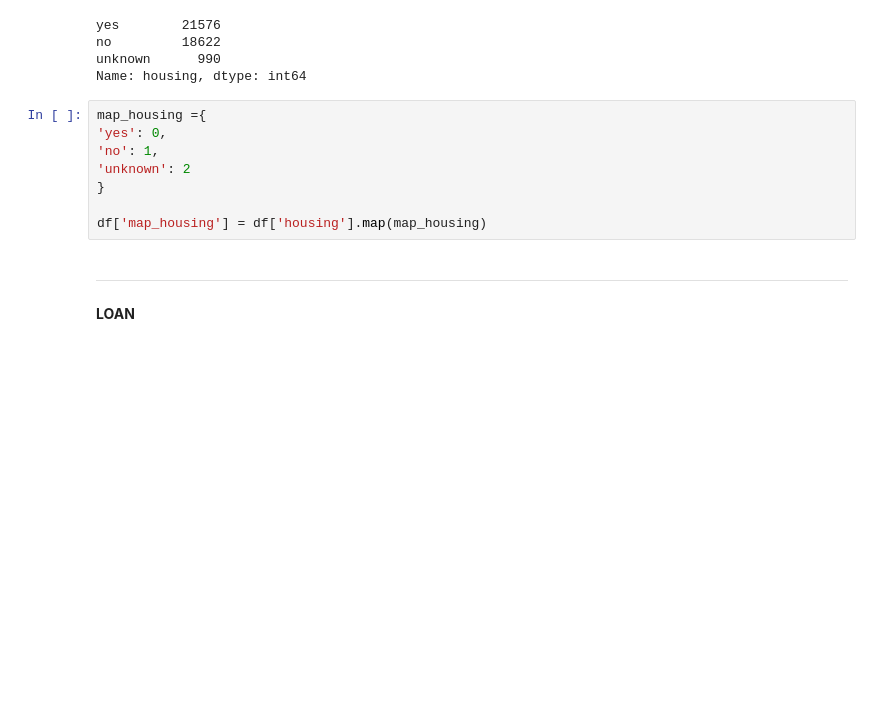
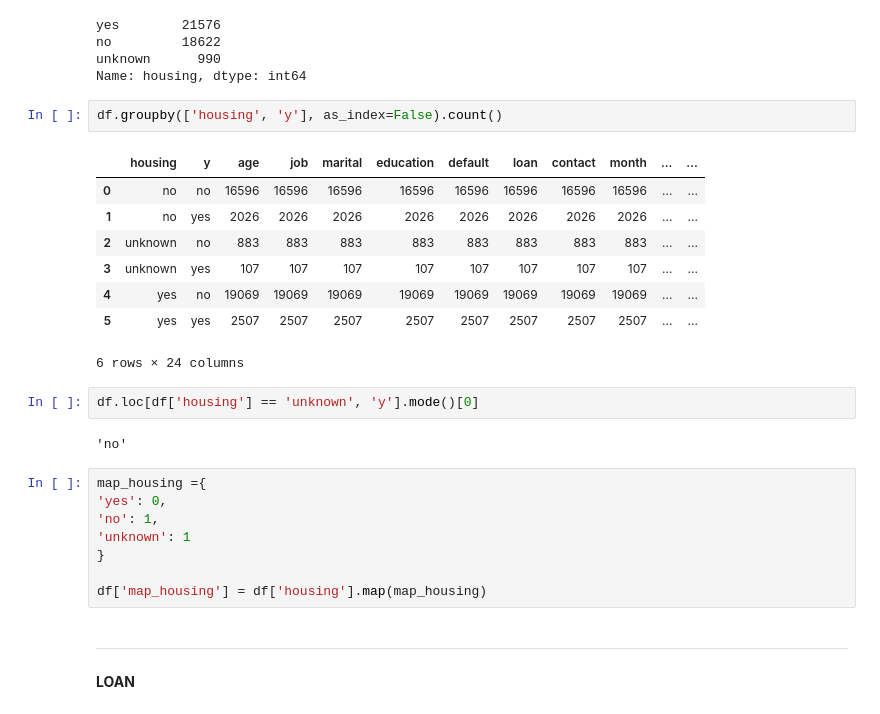
Before and after one commit to Krupique/pyspark-projects, a Jupyter notebook: 01-BankMarketingClassifier/temp.ipynb, the cells around one changed output. Cells and saved outputs as stored; diff of their text form; blank space fills up the shorter version.

```diff
--- a/01-BankMarketingClassifier/temp.ipynb
+++ b/01-BankMarketingClassifier/temp.ipynb
@@ -205,11 +239,26 @@ yes        21576
 no         18622
 unknown      990
 Name: housing, dtype: int64
+# %%
+df.groupby(['housing', 'y'], as_index=False).count()
+# %% [output]
+|  | housing | y | age | job | marital | education | default | loan | contact | month | ... | ... |
+| 0 | no | no | 16596 | 16596 | 16596 | 16596 | 16596 | 16596 | 16596 | 16596 | ... | ... |
+| 1 | no | yes | 2026 | 2026 | 2026 | 2026 | 2026 | 2026 | 2026 | 2026 | ... | ... |
+| 2 | unknown | no | 883 | 883 | 883 | 883 | 883 | 883 | 883 | 883 | ... | ... |
+| 3 | unknown | yes | 107 | 107 | 107 | 107 | 107 | 107 | 107 | 107 | ... | ... |
+| 4 | yes | no | 19069 | 19069 | 19069 | 19069 | 19069 | 19069 | 19069 | 19069 | ... | ... |
+| 5 | yes | yes | 2507 | 2507 | 2507 | 2507 | 2507 | 2507 | 2507 | 2507 | ... | ... |
+6 rows × 24 columns
+# %%
+df.loc[df['housing'] == 'unknown', 'y'].mode()[0]
+# %% [output]
+'no'
 # %%
 map_housing ={
 'yes': 0,
 'no': 1,
-'unknown': 2
+'unknown': 1
 }
 
 df['map_housing'] = df['housing'].map(map_housing)
```
Also changed, not shown: parts of 25 cells of this notebook, 1 other file.
